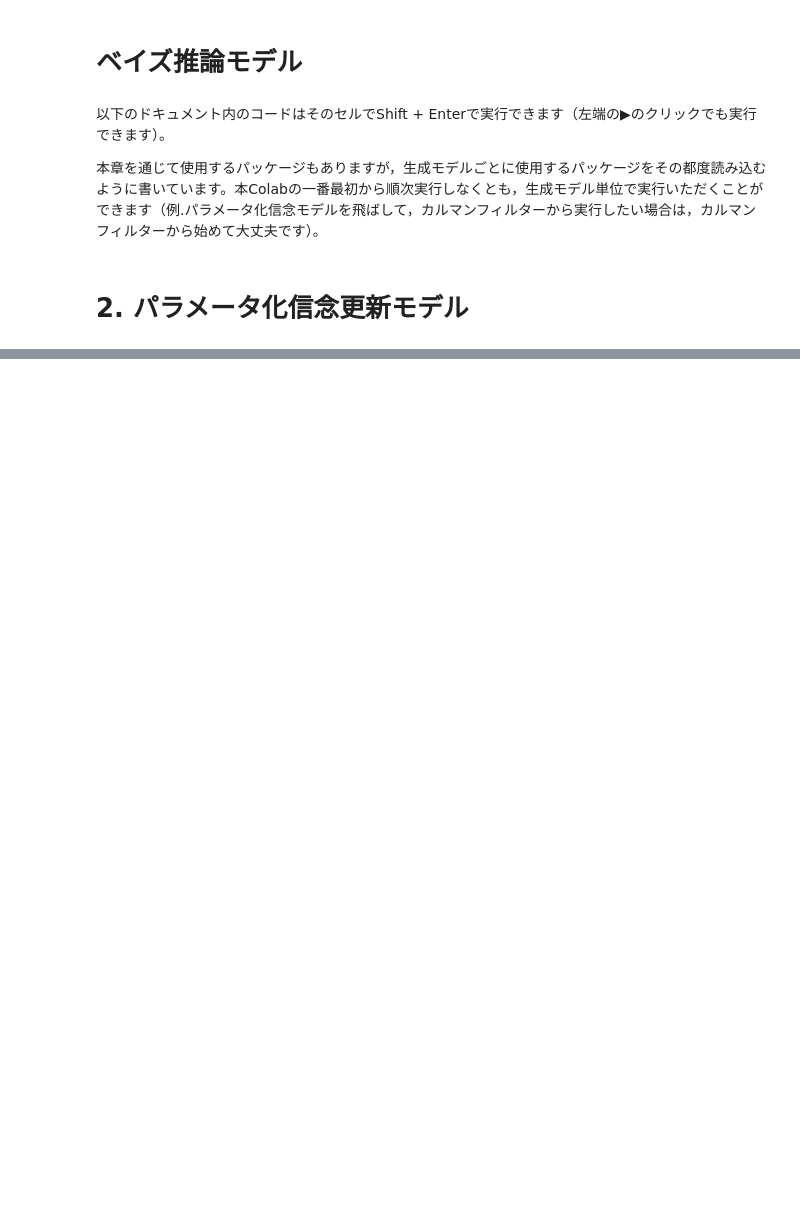
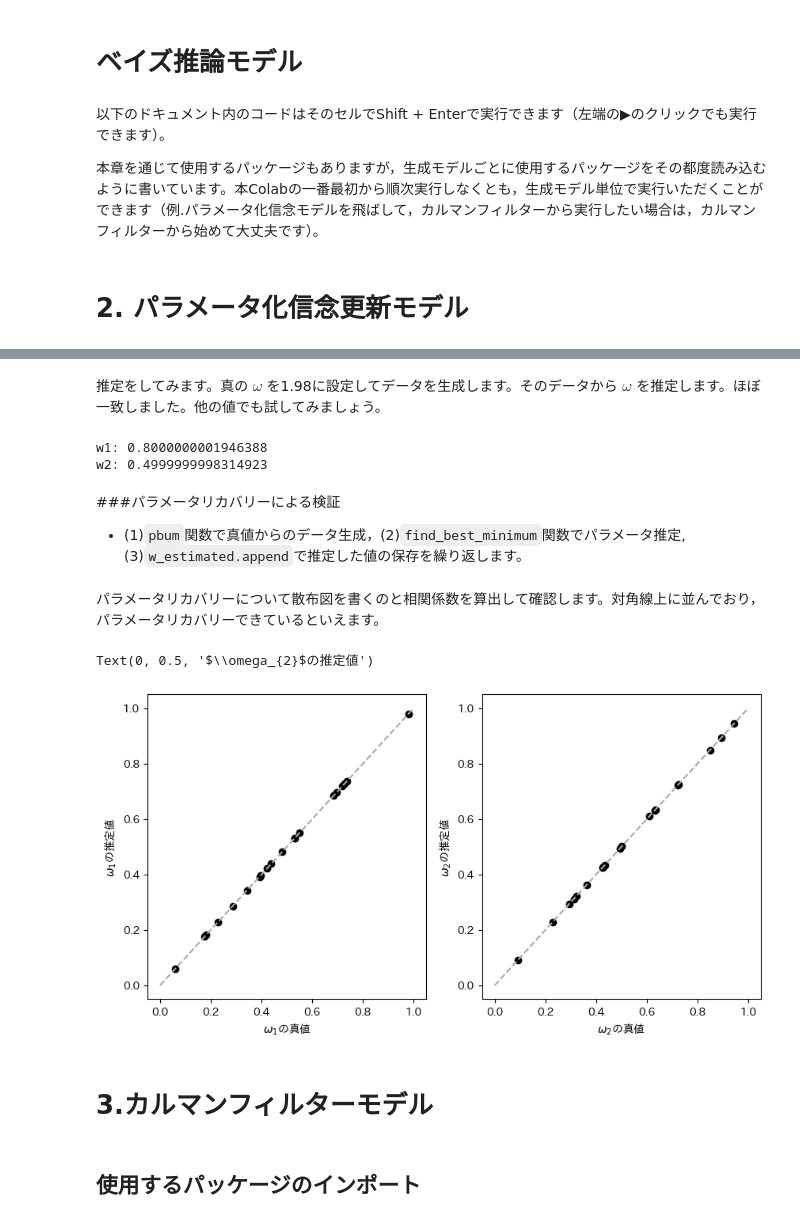
Before and after one commit to CPcolloquium/cp_program_book, a Jupyter notebook: 6_Bayesian-inference-model.ipynb, the cells around one changed output, grey strips where cells are left out. Cells and saved outputs as stored; diff of their text form; code cells hidden in the pictures; blank space fills up the shorter version.

```diff
--- a/6_Bayesian-inference-model.ipynb
+++ b/6_Bayesian-inference-model.ipynb
@@ -24,0 +145,6 @@ from scipy.special import expit
+# %%
+# データ生成
+data = pbum(beads, w1 = 1.0, w2 = 1.0)
+w1 = 0.5 #@param
+w2 = 1.0
+calc_rmse(params = [w1,w2], data = data)
@@ -24,0 +181,51 @@ from scipy.special import expit
+# %% [markdown]
+推定をしてみます。真の $\omega$ を1.98に設定してデータを生成します。そのデータから $\omega$ を推定します。ほぼ一致しました。他の値でも試してみましょう。
+# %%
+# 真値の設定とデータ生成
+true_w1 = 0.8  #@param
+true_w2 = 0.5  #@param
+data = pbum(beads, w1 = true_w1, w2 = true_w2)
+# パラメータ推定
+best_result = find_best_minimum(calc_rmse, data, [(0,1),(0,1)])
+print("w1:", best_result.x[0])
+print("w2:", best_result.x[1])
+# %% [output]
+w1: 0.8000000001946388
+w2: 0.4999999998314923
+# %% [markdown]
+###パラメータリカバリーによる検証
+
+- (1)`pbum`関数で真値からのデータ生成，(2)`find_best_minimum`関数でパラメータ推定,(3)`w_estimated.append`で推定した値の保存を繰り返します。
+# %%
+# サンプルサイズ，乱数のシード，真値の設定（0以下にならないように設定）
+sample_size = 20    #@param
+np.random.seed(123)
+w1_true = np.random.uniform(0, 1, sample_size)
+w2_true = np.random.uniform(0, 1, sample_size)
+# 真値からデータ生成，パラメータ推定，保存を繰り返す
+w1_estimated = []
+w2_estimated = []
+for j in range(sample_size):
+    sim_data = pbum(beads, w1 = w1_true[j], w2 = w2_true[j])
+    best_result = find_best_minimum(calc_rmse, sim_data, [(0,1),(0,1)])
+    w1_estimated.append(best_result.x[0])
+    w2_estimated.append(best_result.x[1])
+# %% [markdown]
+パラメータリカバリーについて散布図を書くのと相関係数を算出して確認します。対角線上に並んでおり，パラメータリカバリーできているといえます。
+# %%
+fig, axes = plt.subplots(1, 2, figsize = (10, 5))
+axes[0].plot([0.0, 1.0], [0.0, 1.0], linestyle='--', color='darkgray')
+axes[0].scatter(w1_true, w1_estimated, color='black')
+axes[0].set_xlabel('$\omega_{1}$の真値')
+axes[0].set_ylabel('$\omega_{1}$の推定値')
+axes[1].plot([0.0, 1.0], [0.0, 1.0], linestyle='--', color='darkgray')
+axes[1].scatter(w2_true, w2_estimated, color='black')
+axes[1].set_xlabel('$\omega_{2}$の真値')
+axes[1].set_ylabel('$\omega_{2}$の推定値')
+# %% [output]
+Text(0, 0.5, '$\\omega_{2}$の推定値')
+[figure, added]
+# %% [markdown]
+# 3.カルマンフィルターモデル
+# %% [markdown]
+## 使用するパッケージのインポート
```
Also changed, not shown: parts of 88 cells of this notebook, 1 other file.
